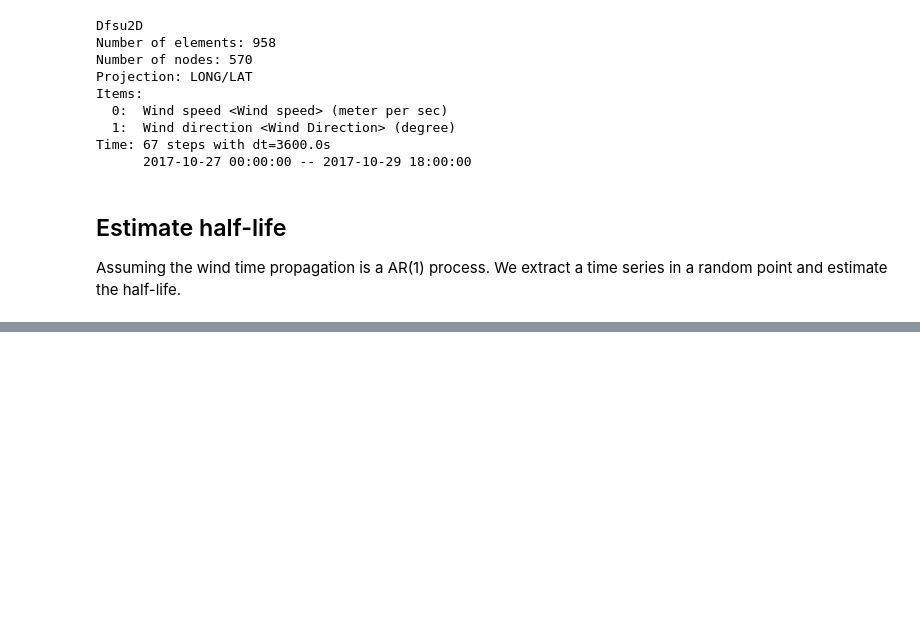
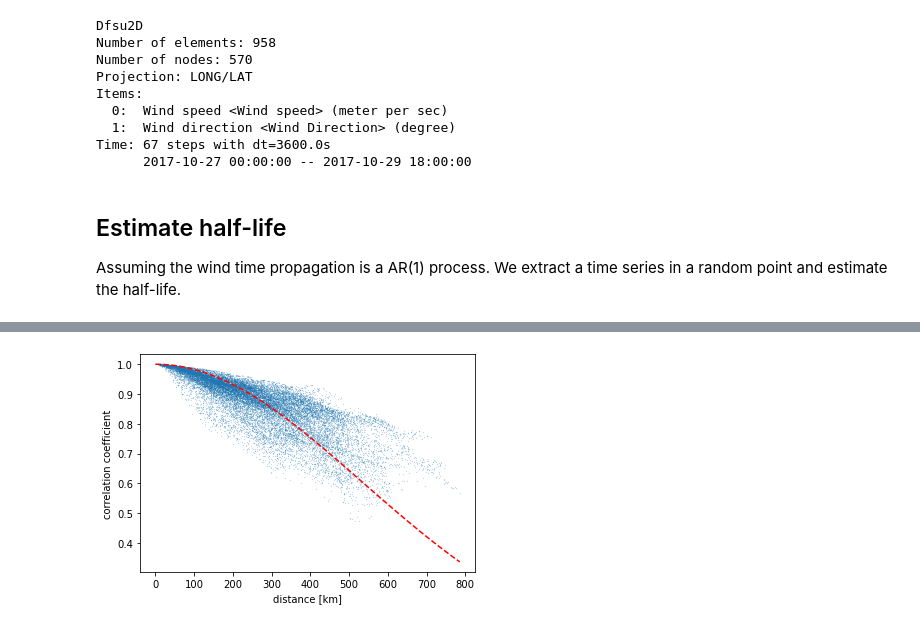
Before and after one commit to DHI/fmdap, a Jupyter notebook: notebooks/Analyze_forcing_data.ipynb, the cells around one changed output, grey strips where cells are left out. Saved outputs shown, nothing was run; the diff lists cells and outputs as text; code cells hidden in the pictures; blank space fills up the shorter version.

```diff
--- a/notebooks/Analyze_forcing_data.ipynb
+++ b/notebooks/Analyze_forcing_data.ipynb
@@ -44,0 +63,8 @@ ds = dfs.read(items=["Wind speed"], elements=[1,4,10,123,451])
+# %%
+plt.scatter(d/1000, cc, s=0.01)
+xx = np.linspace(0, max(d),101)
+plt.plot(xx/1000, spatial.gaussian(xx, spatial_corr), 'r--')
+plt.xlabel("distance [km]")
+plt.ylabel("correlation coefficient");
+# %% [output]
+[figure, added]
```
Also changed, not shown: parts of 10 cells of this notebook, 1 other file.
